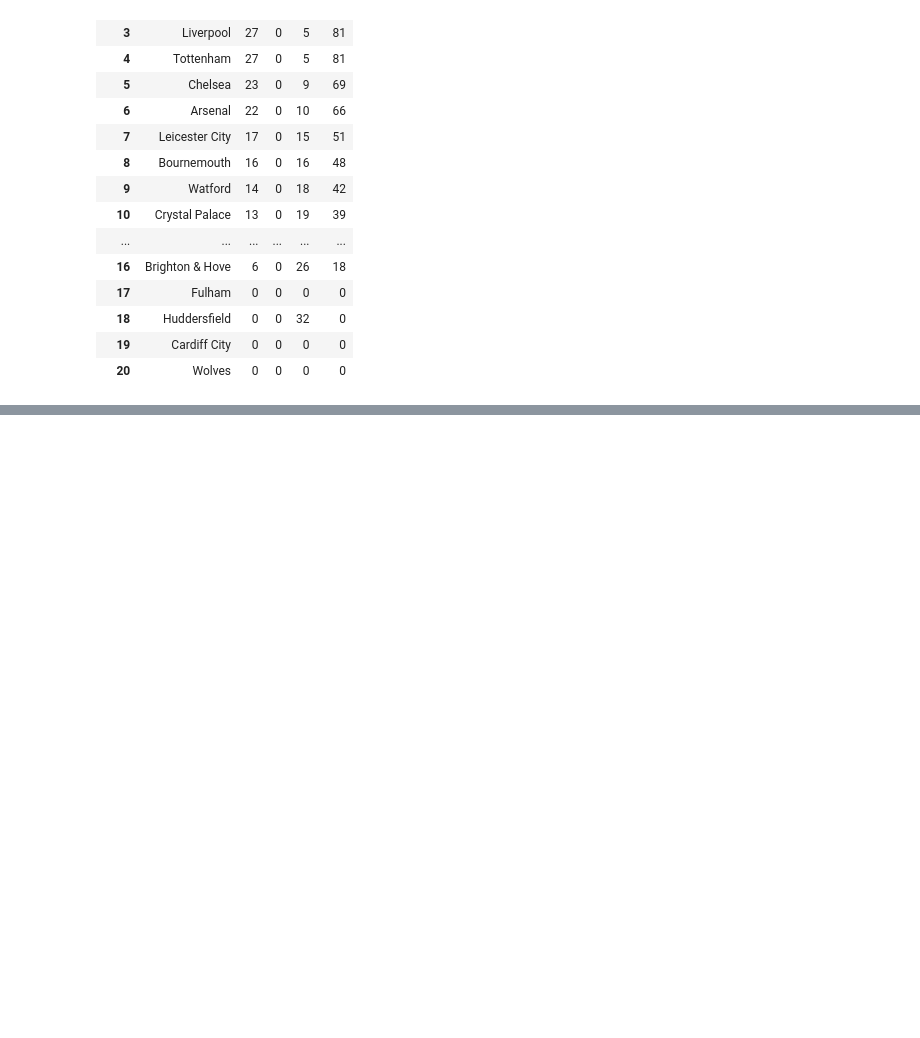
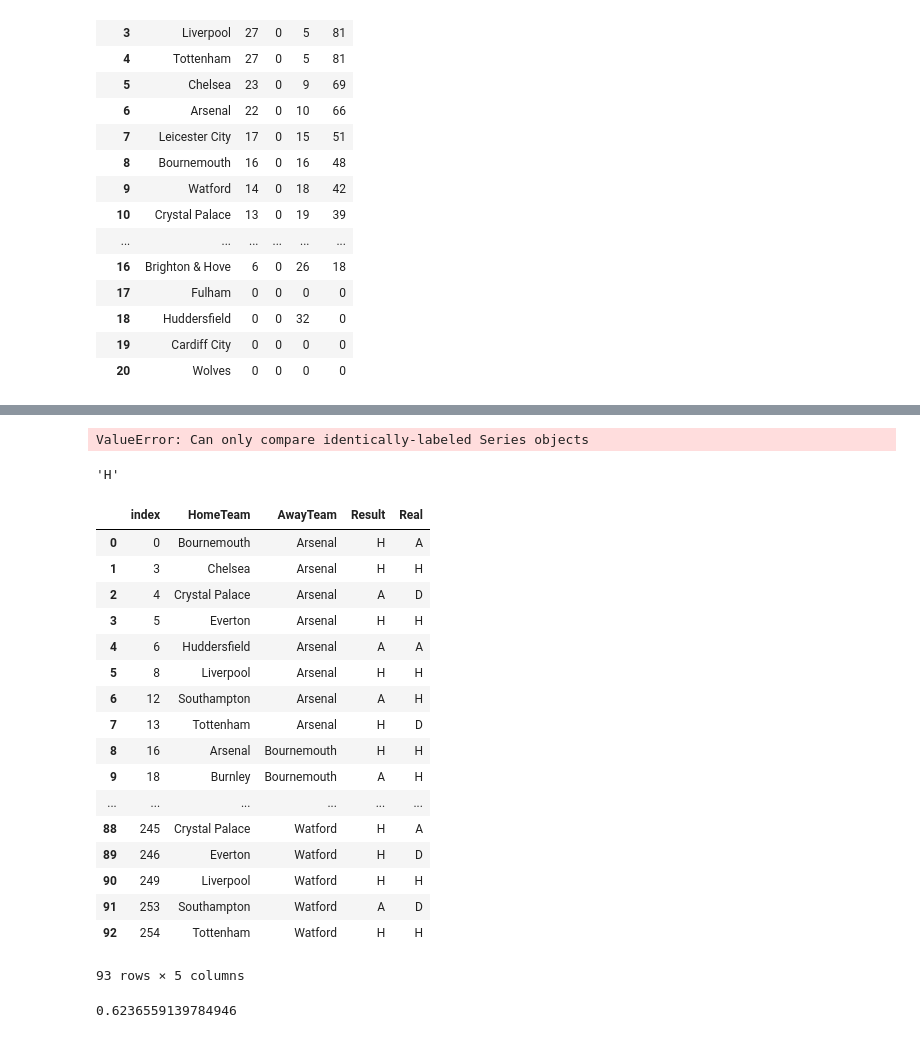
Before and after one commit to slee279/EPL, a Jupyter notebook: Combined_Model.ipynb, the cells around one changed output, grey strips where cells are left out. Drawn from its saved outputs; the diff is of its cells as text; code cells hidden in the pictures; blank space fills up the shorter version.

Commit message:
prediction check

```diff
--- a/Combined_Model.ipynb
+++ b/Combined_Model.ipynb
@@ -466,0 +491,46 @@ standing
+# %%
+for i in range(len(prediction)):
+    if E0['HomeTeam'] == prediction['HomeTeam'] and E0['AwayTeam'] == prediction['AwayTeam']:
+        prediction['Real'] == E0['FTR']
+# %% [output]
+ValueError: Can only compare identically-labeled Series objects
+# %%
+E0[(E0['HomeTeam'] == 'Arsenal') & (E0['AwayTeam'] == 'Burnley')]['FTR'].values[0]
+# %% [output]
+'H'
+# %%
+for i in range(len(prediction)):
+    try:
+        prediction.loc[i, 'Real'] = E0[(E0['HomeTeam'] == prediction.loc[i, 'HomeTeam']) & (E0['AwayTeam'] == prediction.loc[i, 'AwayTeam'])]['FTR'].values[0]
+
+    except IndexError:
+        pass
+# %%
+prediction.dropna(inplace=True)
+# %%
+prediction.reset_index(inplace=True)
+# %%
+prediction
+# %% [output]
+|  | index | HomeTeam | AwayTeam | Result | Real |
+| 0 | 0 | Bournemouth | Arsenal | H | A |
+| 1 | 3 | Chelsea | Arsenal | H | H |
+| 2 | 4 | Crystal Palace | Arsenal | A | D |
+| 3 | 5 | Everton | Arsenal | H | H |
+| 4 | 6 | Huddersfield | Arsenal | A | A |
+| 5 | 8 | Liverpool | Arsenal | H | H |
+| 6 | 12 | Southampton | Arsenal | A | H |
+| 7 | 13 | Tottenham | Arsenal | H | D |
+| 8 | 16 | Arsenal | Bournemouth | H | H |
+| 9 | 18 | Burnley | Bournemouth | A | H |
+| ... | ... | ... | ... | ... | ... |
+| 88 | 245 | Crystal Palace | Watford | H | A |
+| 89 | 246 | Everton | Watford | H | D |
+| 90 | 249 | Liverpool | Watford | H | H |
+| 91 | 253 | Southampton | Watford | A | D |
+| 92 | 254 | Tottenham | Watford | H | H |
+93 rows × 5 columns
+# %%
+(prediction['Result'] == prediction['Real']).mean()
+# %% [output]
+0.6236559139784946
```
Also changed, not shown: parts of 5 cells of this notebook, 1 other file.
